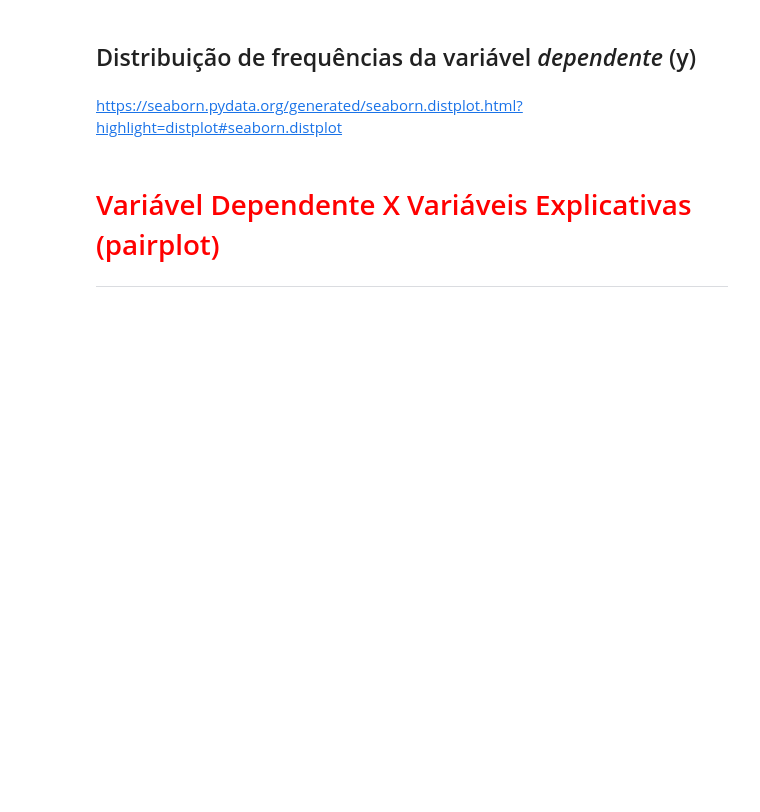
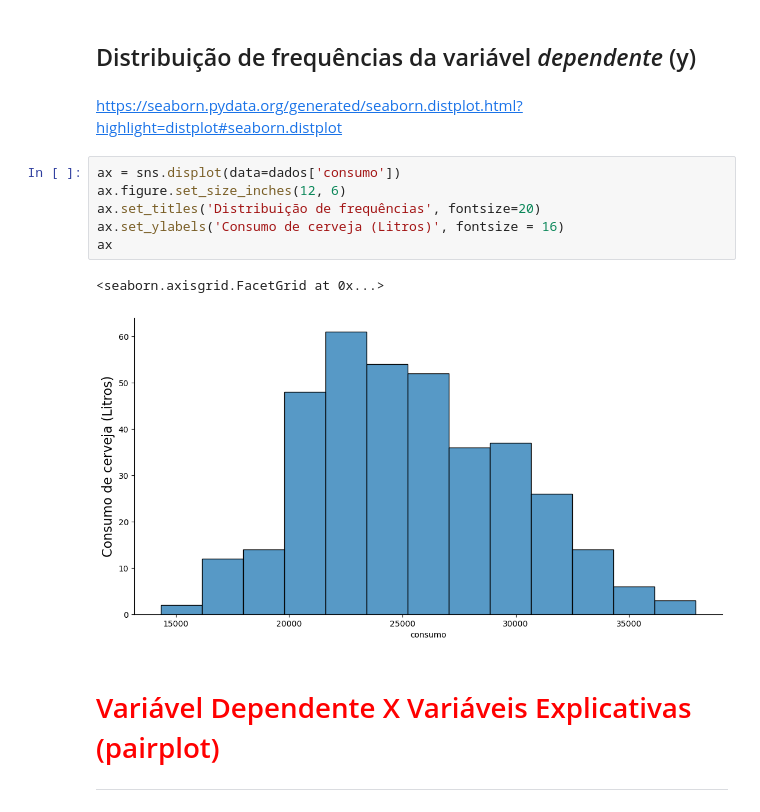
Before and after one commit to paulorobertovrc/alura-data-science, a Jupyter notebook: Estatística/Curso_Regressֶão_Linear_1.ipynb, the cells around one changed output. Cells and saved outputs as stored; diff of their text form; blank space fills up the shorter version.

```diff
--- a/Estatística/Curso_Regressֶão_Linear_1.ipynb
+++ b/Estatística/Curso_Regressֶão_Linear_1.ipynb
@@ -154,6 +187,15 @@ https://seaborn.pydata.org/generated/seaborn.boxplot.html?highlight=boxplot#seab
 ## Distribuição de frequências da variável *dependente* (y)
 # %% [markdown]
 https://seaborn.pydata.org/generated/seaborn.distplot.html?highlight=distplot#seaborn.distplot
+# %%
+ax = sns.displot(data=dados['consumo'])
+ax.figure.set_size_inches(12, 6)
+ax.set_titles('Distribuição de frequências', fontsize=20)
+ax.set_ylabels('Consumo de cerveja (Litros)', fontsize = 16)
+ax
+# %% [output]
+<seaborn.axisgrid.FacetGrid at 0x...>
+[figure, added]
 # %% [markdown]
 # <font color='red' style='font-size: 30px;'>Variável Dependente X Variáveis Explicativas (pairplot)</font>
 <hr style='border: 2px solid red;'>
```
Also changed, not shown: parts of 5 cells of this notebook.
